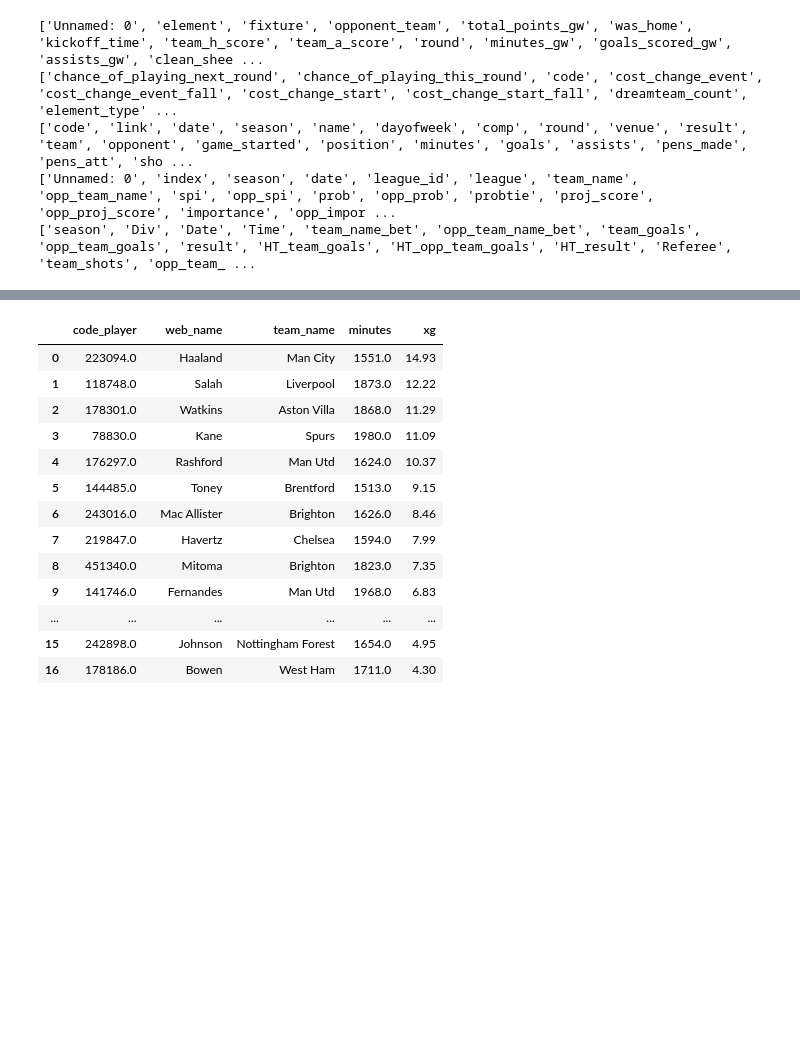
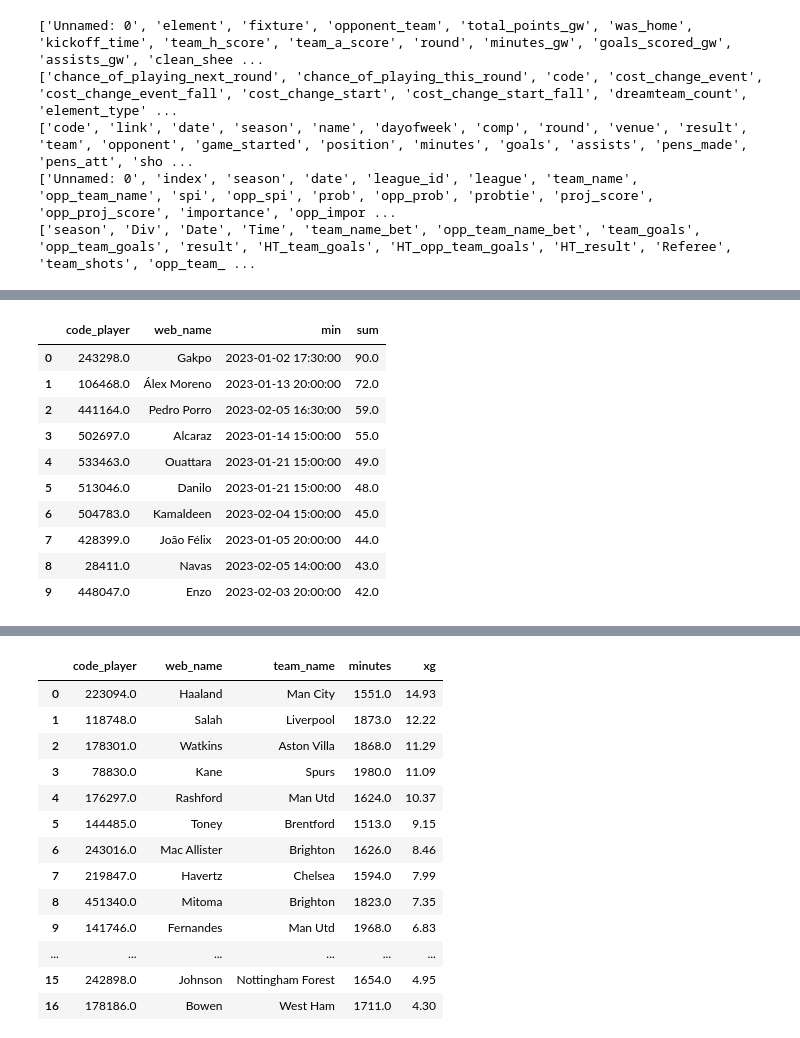
Before and after one commit to chrisimpacts/FPL-Data-Analysis, a Jupyter notebook: FPL_Analysis_UsingPSQL.ipynb, the cells around one changed output, grey strips where cells are left out. Drawn from its saved outputs; the diff is of its cells as text; code cells hidden in the pictures; blank space fills up the shorter version.

```diff
--- a/FPL_Analysis_UsingPSQL.ipynb
+++ b/FPL_Analysis_UsingPSQL.ipynb
@@ -208,0 +415,33 @@ with conn.cursor() as cur:
+# %%
+#Most points among players who joined the prem after the world cup
+
+query = """
+        SELECT
+            code_player,
+            web_name,
+            min(kickoff_time),
+            sum(total_points_gw)
+        FROM fpl
+        WHERE season = 20222023
+        GROUP BY code_player, web_name
+        HAVING min(kickoff_time)>'2022-12-18'
+        ORDER BY sum(total_points_gw) DESC
+        LIMIT 10
+        ;
+        """
+
+with conn.cursor() as cur:
+    dat = pd.read_sql_query(query, conn)
+dat
+# %% [output]
+|  | code_player | web_name | min | sum |
+| 0 | 243298.0 | Gakpo | 2023-01-02 17:30:00 | 90.0 |
+| 1 | 106468.0 | Álex Moreno | 2023-01-13 20:00:00 | 72.0 |
+| 2 | 441164.0 | Pedro Porro | 2023-02-05 16:30:00 | 59.0 |
+| 3 | 502697.0 | Alcaraz | 2023-01-14 15:00:00 | 55.0 |
+| 4 | 533463.0 | Ouattara | 2023-01-21 15:00:00 | 49.0 |
+| 5 | 513046.0 | Danilo | 2023-01-21 15:00:00 | 48.0 |
+| 6 | 504783.0 | Kamaldeen | 2023-02-04 15:00:00 | 45.0 |
+| 7 | 428399.0 | João Félix | 2023-01-05 20:00:00 | 44.0 |
+| 8 | 28411.0 | Navas | 2023-02-05 14:00:00 | 43.0 |
+| 9 | 448047.0 | Enzo | 2023-02-03 20:00:00 | 42.0 |
```
Also changed, not shown: parts of 12 cells of this notebook, 3 other files.
